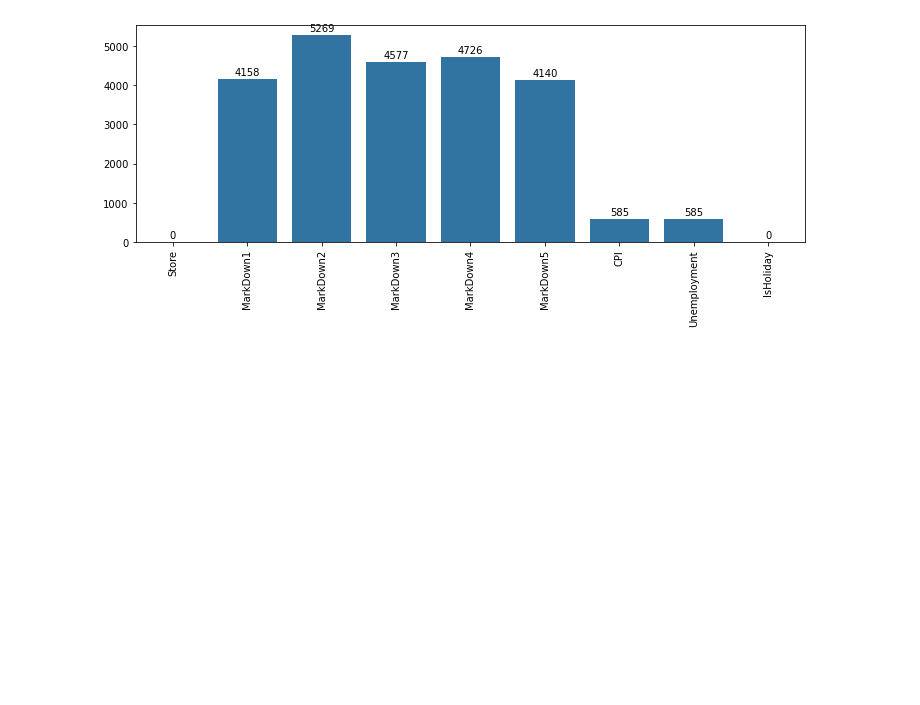
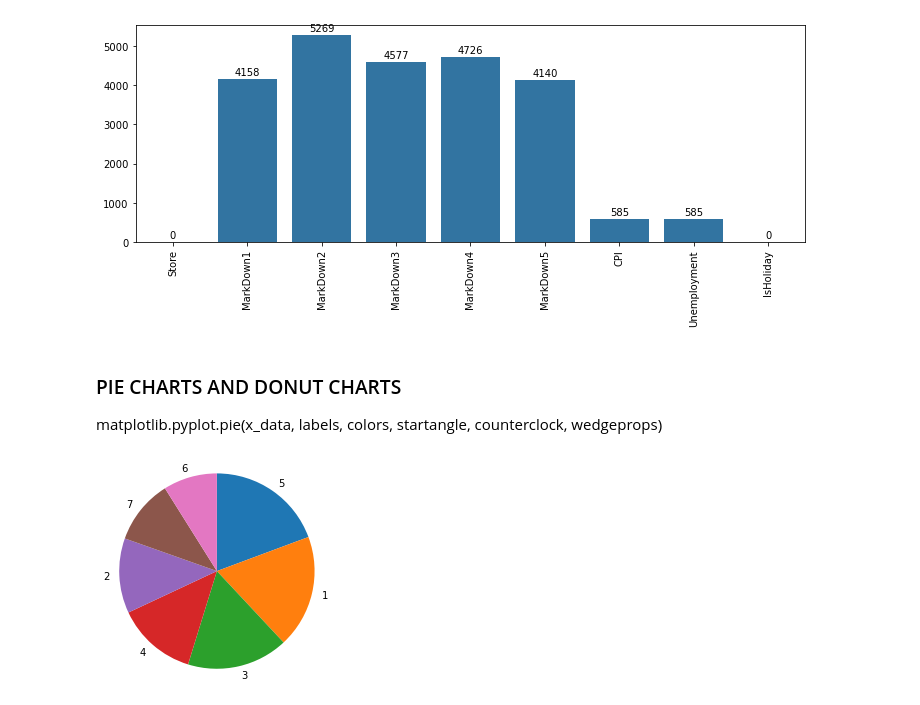
Before and after one commit to brianr114/udacity_ai_programming_with_python, a Jupyter notebook: numpy_pandas_matplotlib/notes/matplotlib_and_seaborn.ipynb, the cells around one changed output. Saved outputs shown, nothing was run; the diff lists cells and outputs as text; code cells hidden in the pictures; blank space fills up the shorter version.

```diff
--- a/numpy_pandas_matplotlib/notes/matplotlib_and_seaborn.ipynb
+++ b/numpy_pandas_matplotlib/notes/matplotlib_and_seaborn.ipynb
@@ -8,7 +8,7 @@ import matplotlib.pyplot as plt
 import seaborn as sb
 %matplotlib inline
 # %%
-pokemon = pd.read_csv('./pokemon.csv')
+pokemon = pd.read_csv('../data/pokemon.csv')
 print(pokemon.shape)
 print(pokemon.head(10))
 # %% [output]
@@ -287,3 +287,13 @@ for i in range(na_counts.shape[0]):
     plt.text(i, count + 300, count, ha = 'center', va = 'top')
 # %% [output]
 [figure]
+# %% [markdown]
+### PIE CHARTS AND DONUT CHARTS
+matplotlib.pyplot.pie(x_data, labels, colors, startangle, counterclock, wedgeprops)
+# %%
+# Create pie chart
+sorted_counts = pokemon['generation_id'].value_counts()
+plt.pie(sorted_counts, labels = sorted_counts.index, startangle = 90, counterclock = False);
+plt.axis('square');
+# %% [output]
+[figure, added]
```
Also changed, not shown: parts of 11 cells of this notebook, 1 other file.
